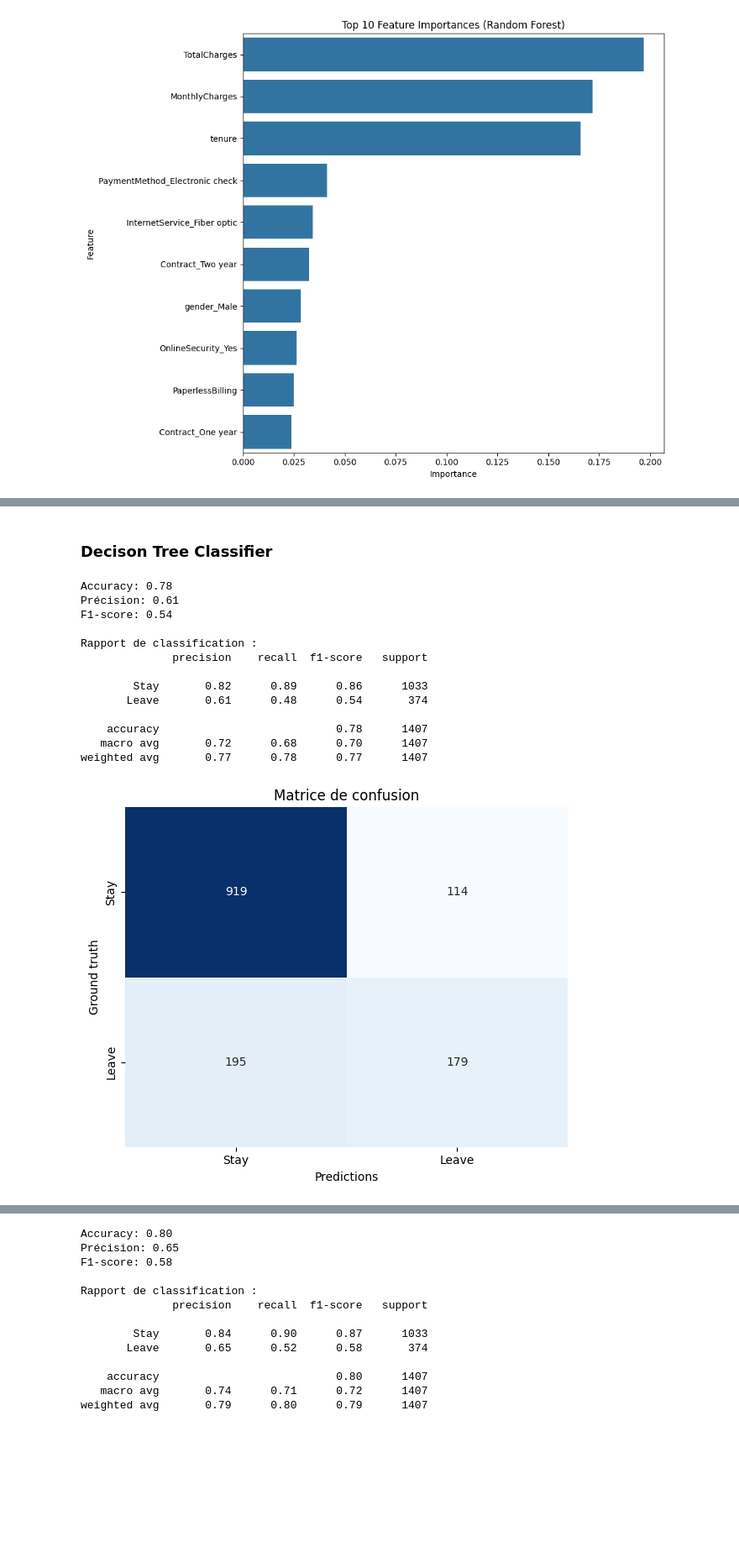
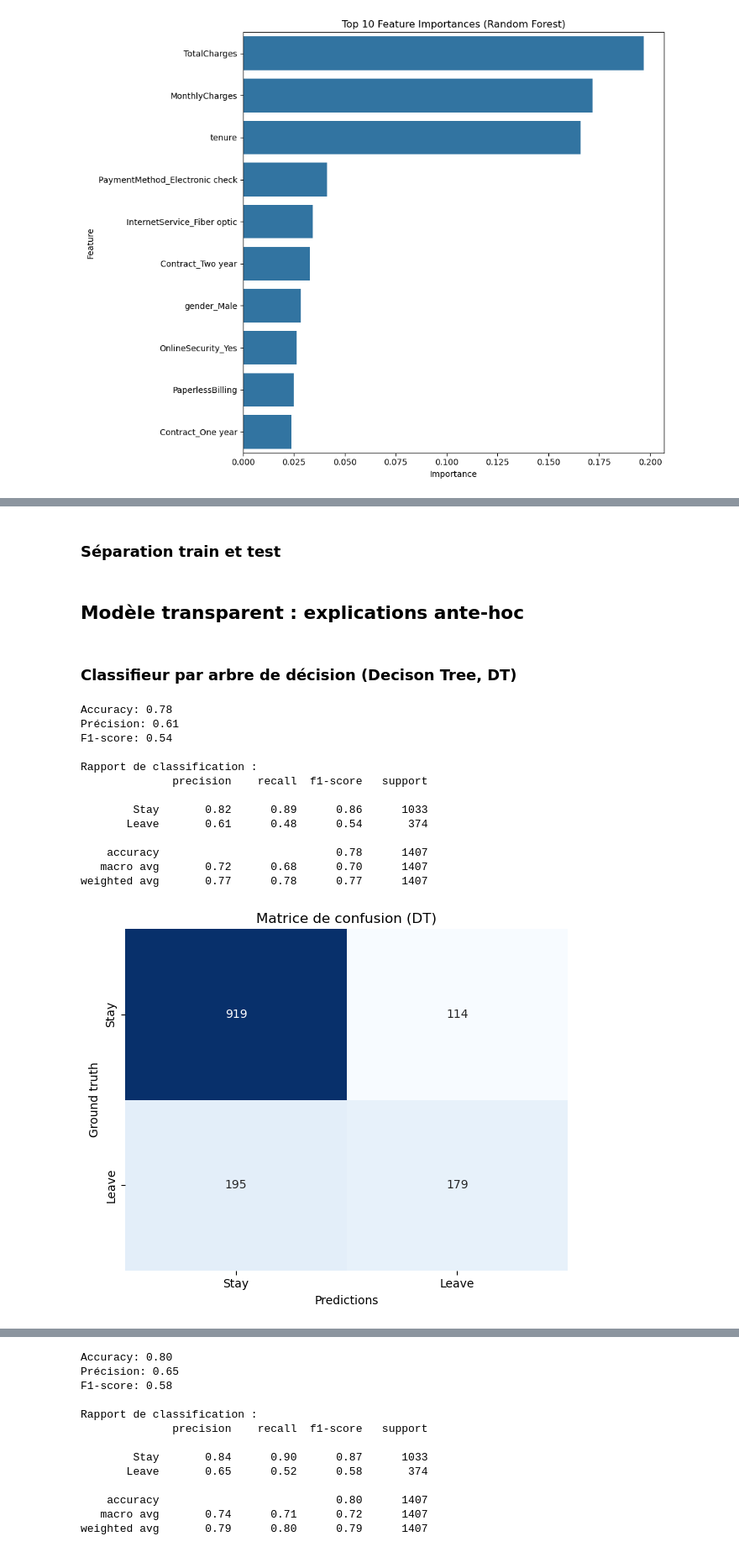
Before and after one commit to michaelstrefeler/XAI_Labs, a Jupyter notebook: mini_projet/churn.ipynb, the cells around one changed output, grey strips where cells are left out. Shown at 84% size. Cells and saved outputs as stored; diff of their text form; code cells hidden in the pictures; blank space fills up the shorter version.

```diff
--- a/mini_projet/churn.ipynb
+++ b/mini_projet/churn.ipynb
@@ -177,8 +200,12 @@ X_top10 = X[top_10_features]
+# %% [markdown]
+### Séparation train et test
 # %%
 # Séparation des données en train et test
 X_train, X_test, y_train, y_test = train_test_split(X_top10, y, test_size=0.2, random_state=42, stratify=y)
+# %% [markdown]
+## Modèle transparent : explications ante-hoc
 # %%
-def evaluate_model(y_test, y_pred):
+def evaluate_model(y_test, y_pred, title):
     # Évaluation
     print(f"Accuracy: {accuracy_score(y_test, y_pred):.2f}")
     print(f"Précision: {precision_score(y_test, y_pred):.2f}")
@@ -193,35 +220,35 @@ def evaluate_model(y_test, y_pred):
 
     plt.figure(figsize=(6, 5))
     sns.heatmap(df_cm, annot=True, fmt='d', cmap='Blues', cbar=False)
-    plt.title('Matrice de confusion')
+    plt.title(f'Matrice de confusion ({title})')
     plt.ylabel('Ground truth')
     plt.xlabel('Predictions')
     plt.tight_layout()
     plt.show()
 # %% [markdown]
-### Decison Tree Classifier
+### Classifieur par arbre de décision (Decison Tree, DT)
 # %%
 # Entraînement du modèle
 tree = DecisionTreeClassifier(random_state=42, max_depth=5)
 tree.fit(X_train, y_train)
 
 # Prédictions
 y_pred = tree.predict(X_test)
 
-evaluate_model(y_test, y_pred)
+evaluate_model(y_test, y_pred, 'DT')
 # %% [output]
 Accuracy: 0.78
 Précision: 0.61
 F1-score: 0.54
 
 Rapport de classification :
               precision    recall  f1-score   support
 
         Stay       0.82      0.89      0.86      1033
        Leave       0.61      0.48      0.54       374
 
     accuracy                           0.78      1407
    macro avg       0.72      0.68      0.70      1407
 weighted avg       0.77      0.78      0.77      1407
-[figure, old version]
+[figure, new version]
 # %% [markdown]
```
Also changed, not shown: parts of 21 cells of this notebook.
